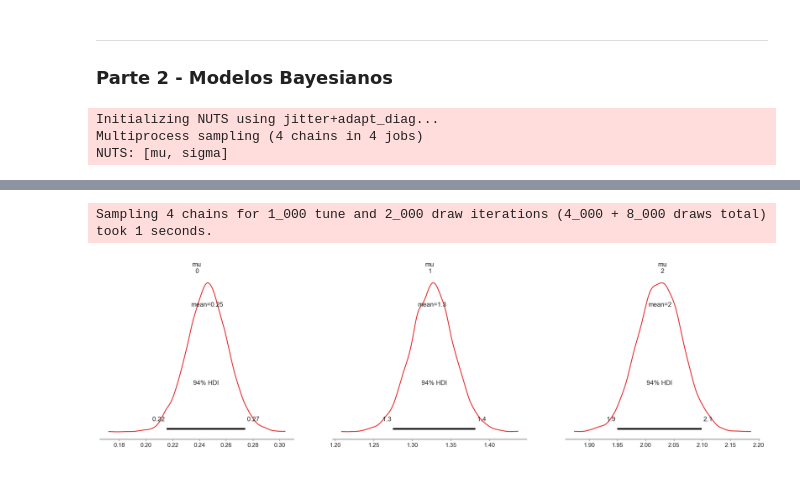
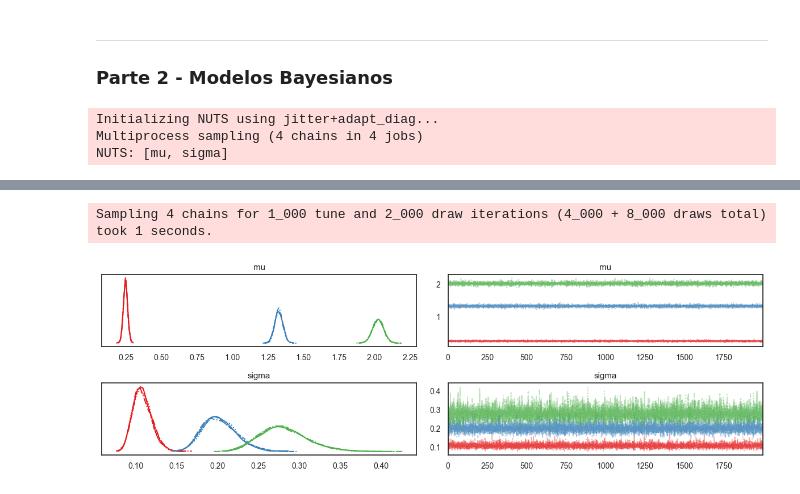
Before and after one commit to jaspina-unsam/tp_integrador_eei2, a Jupyter notebook: notebooks/Parte1.ipynb, the cells around one changed output, grey strips where cells are left out. Saved outputs shown, nothing was run; the diff lists cells and outputs as text; code cells hidden in the pictures.

```diff
--- a/notebooks/Parte1.ipynb
+++ b/notebooks/Parte1.ipynb
@@ -198,27 +204,28 @@ plt.show()
 # %%
 species_idx = iris['target'].values
 y = iris['petal width (cm)'].values
 n_species = len(iris.species.unique())
 
 with pm.Model() as non_hierarchichal_model:
-    mu = pm.Normal('mu', mu=1.2, sigma=3, shape=n_species)
-    sigma = pm.HalfNormal('sigma', sigma=1, shape=n_species)
+    mu = pm.Normal('mu', mu=0, sigma=10, shape=n_species)
+    sigma = pm.HalfNormal('sigma', sigma=5, shape=n_species)
 
     y_obs = pm.Normal(
         'y_obs',
         mu=mu[species_idx],
         sigma=sigma[species_idx],
         observed=y
     )
-
     trace_nhm = pm.sample(2000, tune=1000, target_accept=0.9)
 
-az.plot_posterior(trace_nhm, var_names=['mu']);
+az.plot_trace(trace_nhm, figsize=(12, 4))
+plt.tight_layout()
+plt.show()
 # %% [output]
 Initializing NUTS using jitter+adapt_diag...
 Multiprocess sampling (4 chains in 4 jobs)
 NUTS: [mu, sigma]
 [interactive output not drawn]
 [interactive output not drawn]
 Sampling 4 chains for 1_000 tune and 2_000 draw iterations (4_000 + 8_000 draws total) took 1 seconds.
-[figure, old version]
+[figure, new version]
```
Also changed, not shown: parts of 8 cells of this notebook.
